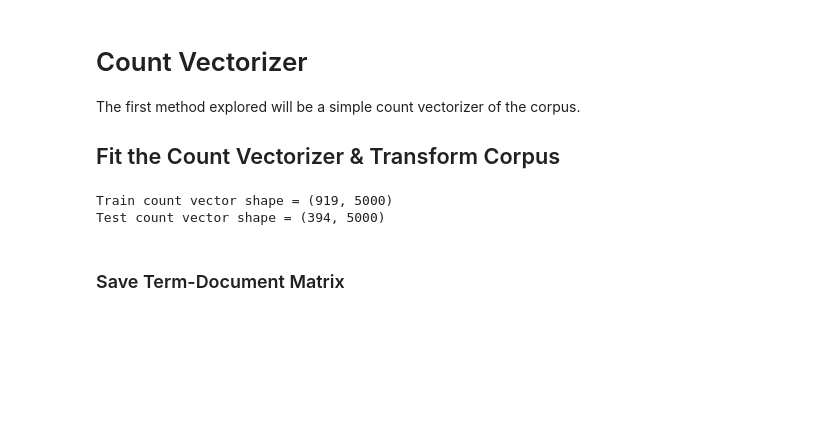
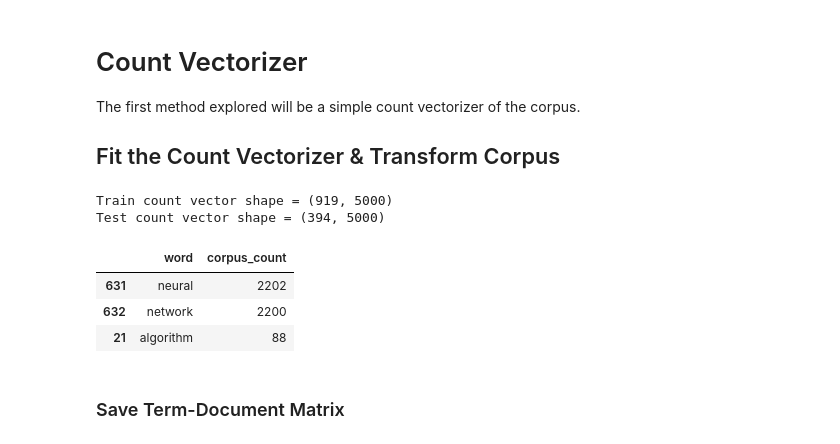
Before and after one commit to Jason-Adam/stack-nlp, a Jupyter notebook: stack_nlp.ipynb, the cells around one changed output. Saved outputs shown, nothing was run; the diff lists cells and outputs as text; code cells hidden in the pictures; blank space fills up the shorter version.

```diff
--- a/stack_nlp.ipynb
+++ b/stack_nlp.ipynb
@@ -161,6 +162,23 @@ print("Test count vector shape = {}".format(count_test_vector.shape))
 # %% [output]
 Train count vector shape = (919, 5000)
 Test count vector shape = (394, 5000)
+# %%
+wc = {
+    "word": [],
+    "corpus_count": [],
+}
+
+for k, v in count_vect.vocabulary_.items():
+    wc["word"].append(k)
+    wc["corpus_count"].append(v)
+
+wc_df = pd.DataFrame(wc).sort_values(by="corpus_count", ascending=False)
+wc_df[wc_df.word.isin(["algorithm", "network", "neural"])]
+# %% [output]
+|  | word | corpus_count |
+| 631 | neural | 2202 |
+| 632 | network | 2200 |
+| 21 | algorithm | 88 |
 # %% [markdown]
 ### Save Term-Document Matrix
 # %%
```
Also changed, not shown: parts of 1 cell of this notebook.
